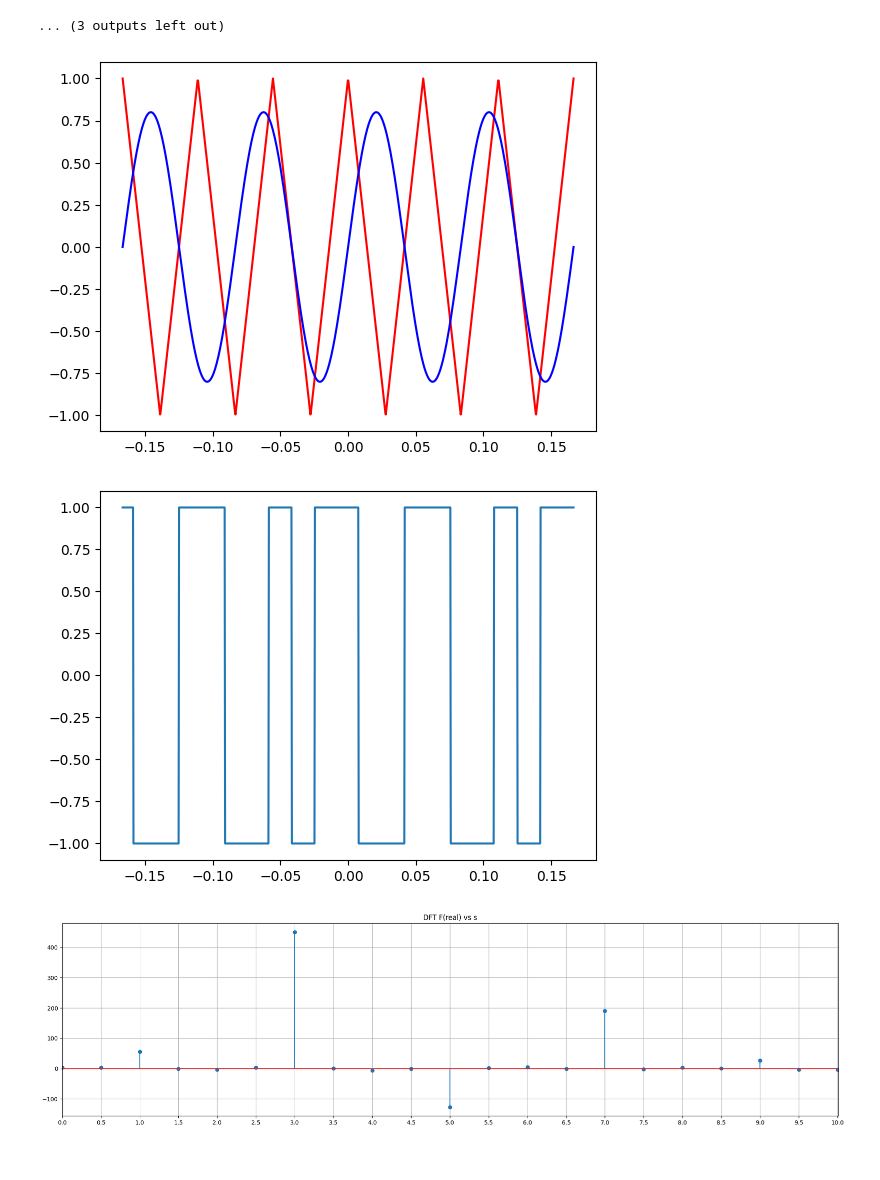
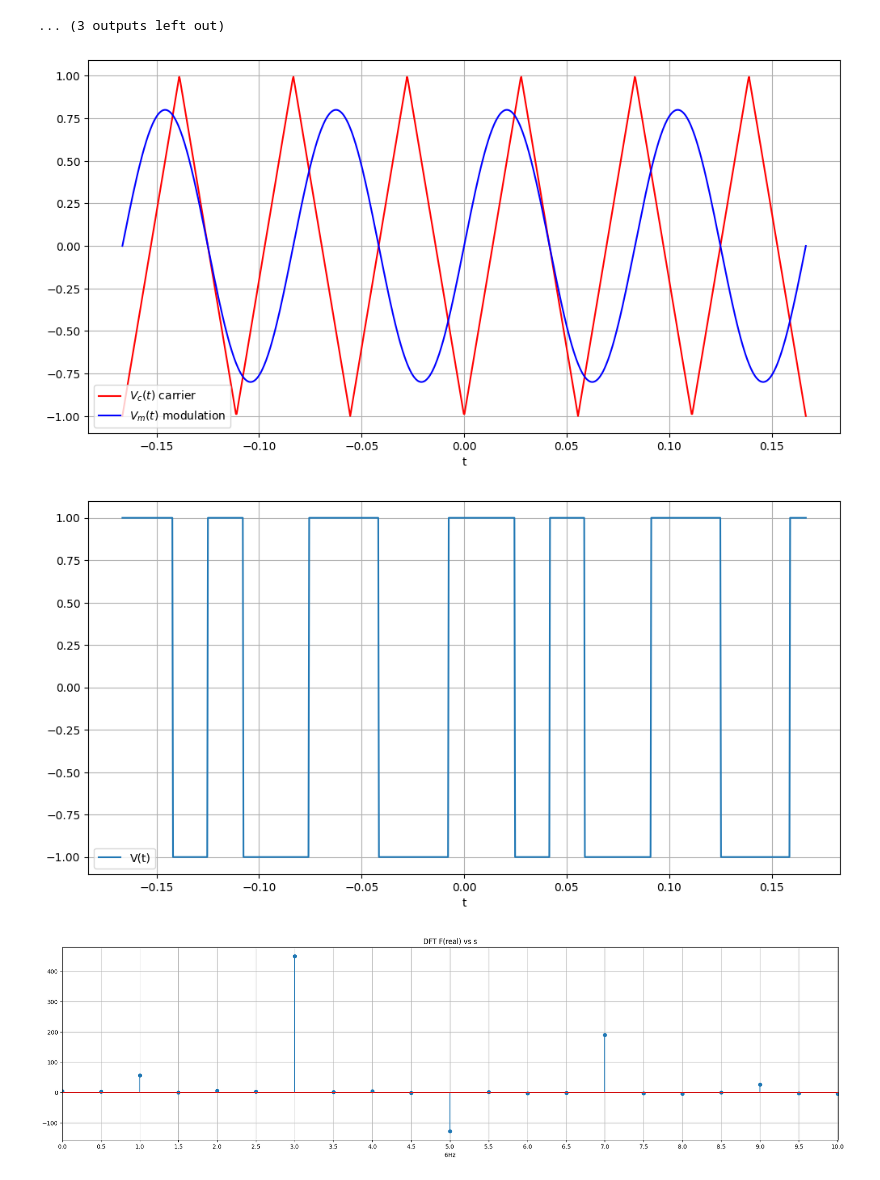
Before and after one commit to himanshutg/ODE_Project, a Jupyter notebook: week2.ipynb, the cells around one changed output. Drawn from its saved outputs; the diff is of its cells as text; code cells hidden in the pictures.

```diff
--- a/week2.ipynb
+++ b/week2.ipynb
@@ -542,51 +542,53 @@ Tsw = 0.00016666666666666666, D = 0.8, L = 1.9999999999999998e-05 H, R = 0.1 Ohm
 [figure]
 ... (3 outputs left out)
 # %%
-def carrier(T ,f_m, f_c):
-    def helper(t):
-        t *= f_c
-        t -= np.floor(t)
-        return(1- np.abs(4*t - 2))
-    return np.array(list(map(helper,T)))
-
 m = 3/2
 f_m = 12
 f_c = int(m*f_m)
 g = math.gcd(f_m,f_c)
 T = np.linspace(-1/g,1/g,1000)
 
 v = 0.8 * np.sin(2*np.pi*f_m*T)
 w = carrier(T,f_m,f_c)
-w = -w
-plt.plot(T,w, color = 'r')
-plt.plot(T,v, color = 'b')
+plt.figure(figsize=(12, 6))
+plt.plot(T,w, color = 'r', label = r'$V_c(t)$ carrier')
+plt.plot(T,v, color = 'b', label = r'$V_m(t)$ modulation')
+plt.xlabel('t')
+plt.legend()
+plt.grid()
 plt.show()
 
-z = np.sign(w-v)
+z = np.sign(v-w)
 z = np.array(z)
-plt.plot(T,z)
+plt.figure(figsize=(12, 6))
+plt.plot(T,z,label = 'V(t)')
+plt.xlabel('t')
+plt.legend()
+plt.grid()
 plt.show()
 # find gcd of f_m and f_C
 
 # find the DFT of z
 dft_result = np.fft.fft(z)
 freqs = np.fft.fftfreq(len(z), d=T[1] - T[0])
 plt.figure(figsize=(24, 6))
 plt.title("DFT F(real) vs s")
 plt.stem(freqs/g, dft_result.real)
 plt.xticks(freqs/g)
+plt.xlabel(f'{g}Hz')
 plt.xlim([0,10])
 plt.grid()
 plt.show()
 
 plt.figure(figsize=(24, 6))
 plt.title("DFT F(imaginary) vs s")
 plt.stem(freqs/g, dft_result.imag)
 plt.xticks(freqs/g)
+plt.xlabel(f'{g}Hz')
 plt.xlim([0,10])
 plt.grid()
 plt.show()
 # %% [output]
-[figure, old version]
+[figure, new version]
-[figure, old version]
+[figure, new version]
-[figure, old version]
+[figure, new version]
```
Also changed, not shown: parts of 4 cells of this notebook, 8 other files.
